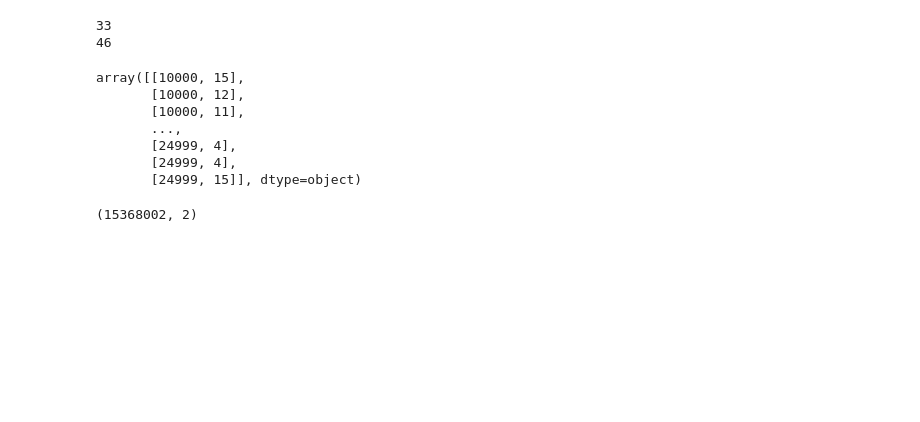
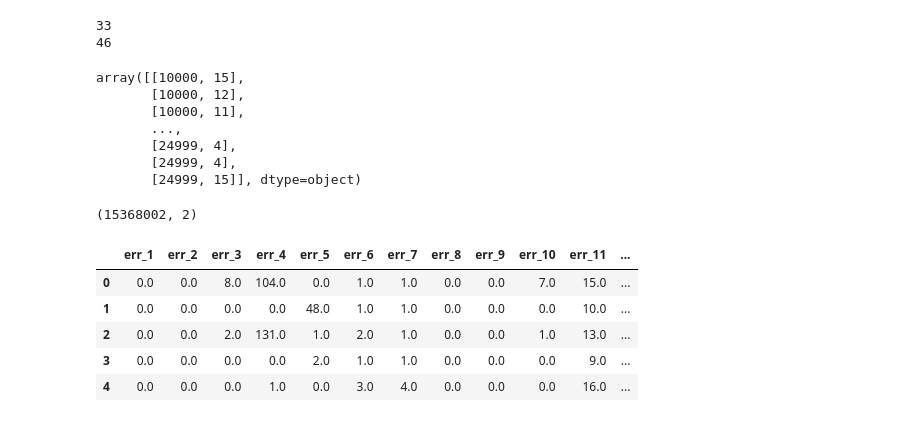
Before and after one commit to Mer9ury/Dacon_LDI, a Jupyter notebook: Preprocessing/v4/LDI_preprocessing_train_data.ipynb, the cells around one changed output. Cells and saved outputs as stored; diff of their text form; code cells hidden in the pictures; blank space fills up the shorter version.

```diff
--- a/Preprocessing/v4/LDI_preprocessing_train_data.ipynb
+++ b/Preprocessing/v4/LDI_preprocessing_train_data.ipynb
@@ -118,0 +146,22 @@ df_err.shape
+# %%
+columns = []
+for i in range(1,43):
+    s = 'err_' + str(i)
+    columns.append(s)
+columns.append('23_ct')
+columns.append('23_as')
+columns.append('23_ac')
+columns.append('31_0')
+columns.append('40_0')
+for i in range(13):
+    s = 'quality_' + str(i)
+    columns.append(s)
+df = pd.DataFrame(df_x,columns=columns)
+df.head()
+# %% [output]
+|  | err_1 | err_2 | err_3 | err_4 | err_5 | err_6 | err_7 | err_8 | err_9 | err_10 | err_11 | ... |
+| 0 | 0.0 | 0.0 | 8.0 | 104.0 | 0.0 | 1.0 | 1.0 | 0.0 | 0.0 | 7.0 | 15.0 | ... |
+| 1 | 0.0 | 0.0 | 0.0 | 0.0 | 48.0 | 1.0 | 1.0 | 0.0 | 0.0 | 0.0 | 10.0 | ... |
+| 2 | 0.0 | 0.0 | 2.0 | 131.0 | 1.0 | 2.0 | 1.0 | 0.0 | 0.0 | 1.0 | 13.0 | ... |
+| 3 | 0.0 | 0.0 | 0.0 | 0.0 | 2.0 | 1.0 | 1.0 | 0.0 | 0.0 | 0.0 | 9.0 | ... |
+| 4 | 0.0 | 0.0 | 0.0 | 1.0 | 0.0 | 3.0 | 4.0 | 0.0 | 0.0 | 0.0 | 16.0 | ... |
```
Also changed, not shown: parts of 16 cells of this notebook, 1 other file.
